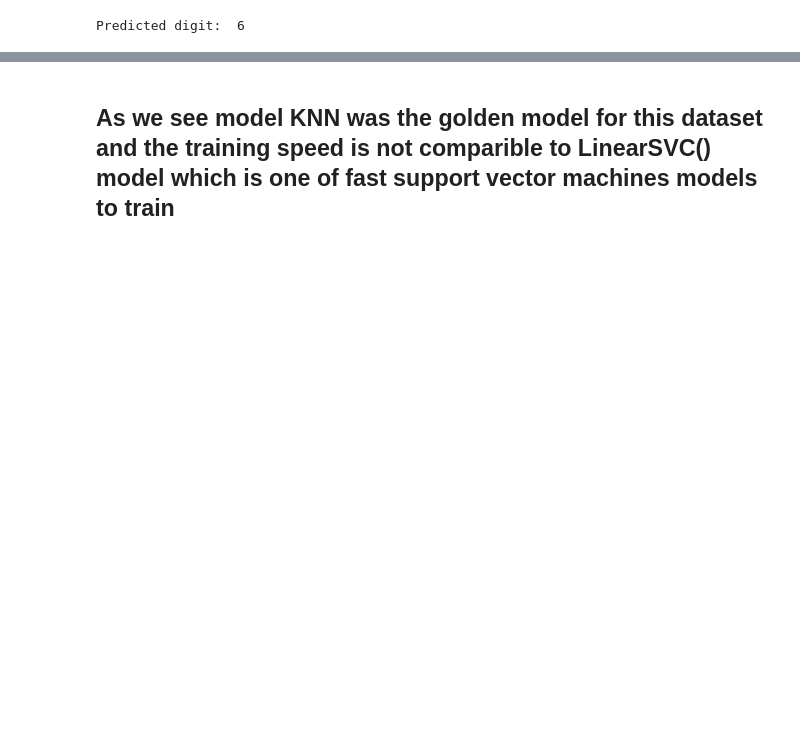
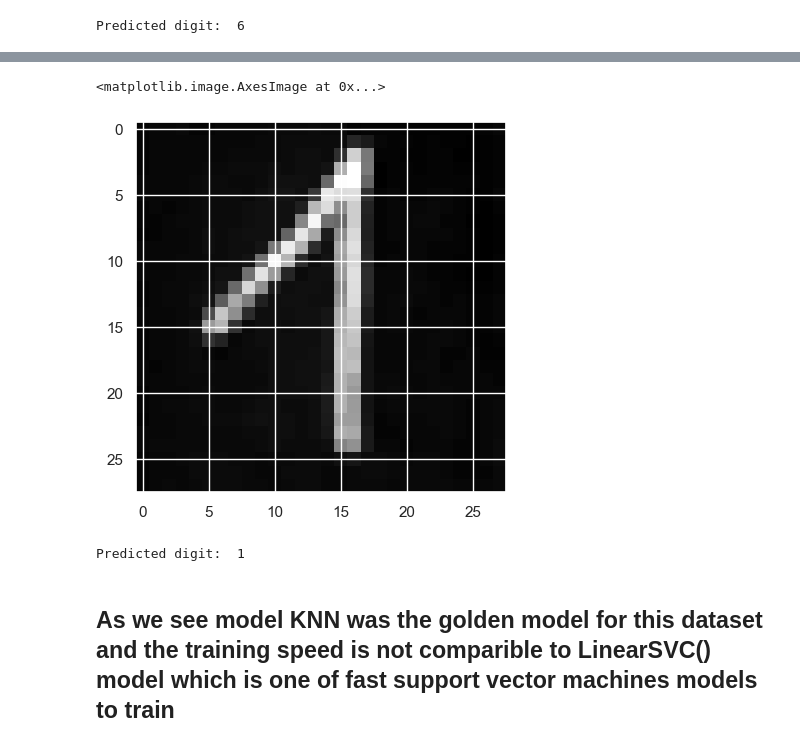
Before and after one commit to Legfi/object-detection-project, a Jupyter notebook: notebooks/Model_training_Dadde.ipynb, the cells around one changed output, grey strips where cells are left out. Saved outputs shown, nothing was run; the diff lists cells and outputs as text; code cells hidden in the pictures; blank space fills up the shorter version.

```diff
--- a/notebooks/Model_training_Dadde.ipynb
+++ b/notebooks/Model_training_Dadde.ipynb
@@ -315,3 +356,31 @@ The image label of index 50 is 6.
+# %%
+from PIL import Image
+import numpy as np
+import matplotlib.pyplot as plt
+
+# Read in the image file
+img = Image.open('images/photos mnist/number 1.jpg')
+
+# Convert the image to grayscale
+img = img.convert('L')
+
+# Resize the image to 28x28 pixels
+img = img.resize((28, 28))
+img = np.bitwise_not(img)
+
+plt.imshow(img, cmap='gray')
+# %% [output]
+<matplotlib.image.AxesImage at 0x...>
+[figure, added]
+# %%
+image_array = img.flatten()
+
+# Use the classifier to make a prediction
+prediction = knn.predict([image_array])
+
+print("Predicted digit: ", str(prediction[0]))
+# %% [output]
+Predicted digit:  1
 # %% [markdown]
 ## As we see model KNN was the golden model for this dataset and the training speed is not comparible to LinearSVC() model which is one of fast support vector machines models to train
 # %%
```
Also changed, not shown: parts of 10 cells of this notebook, 14 other files.
